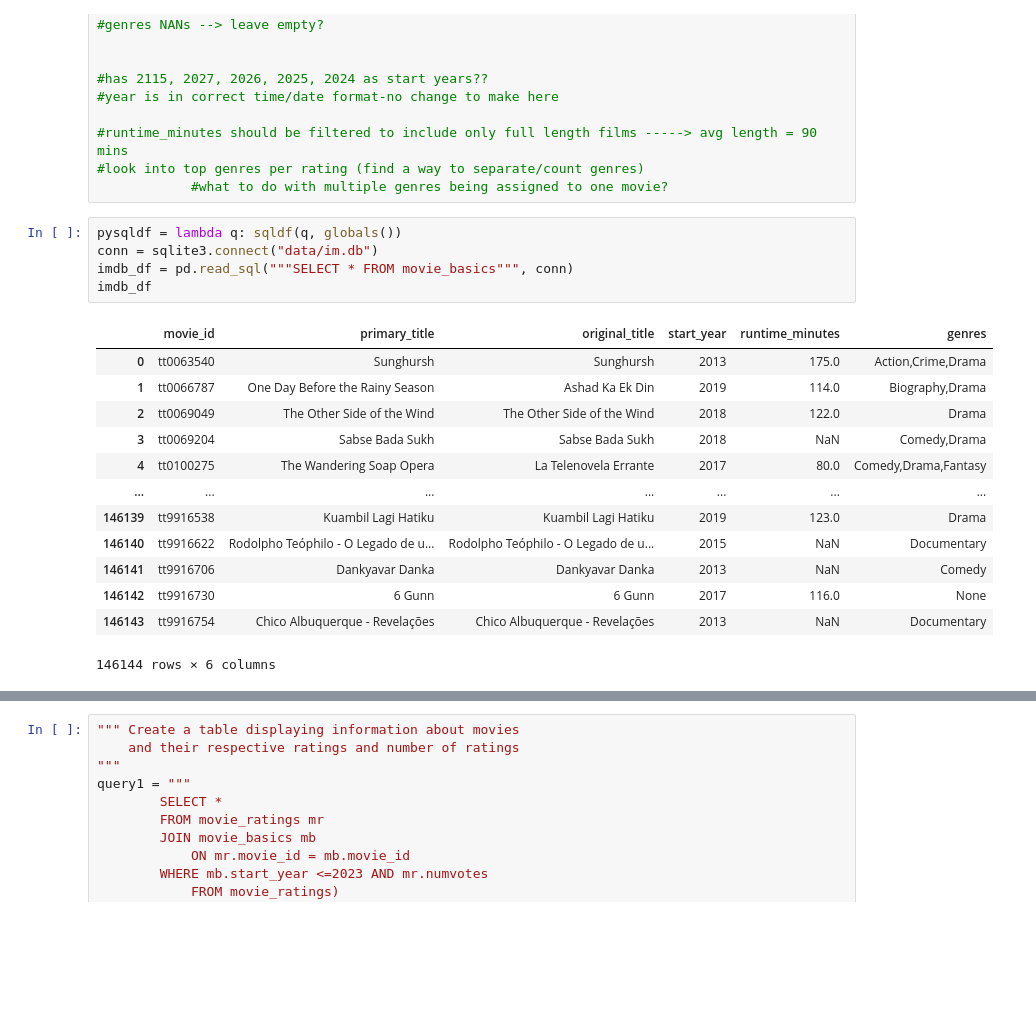
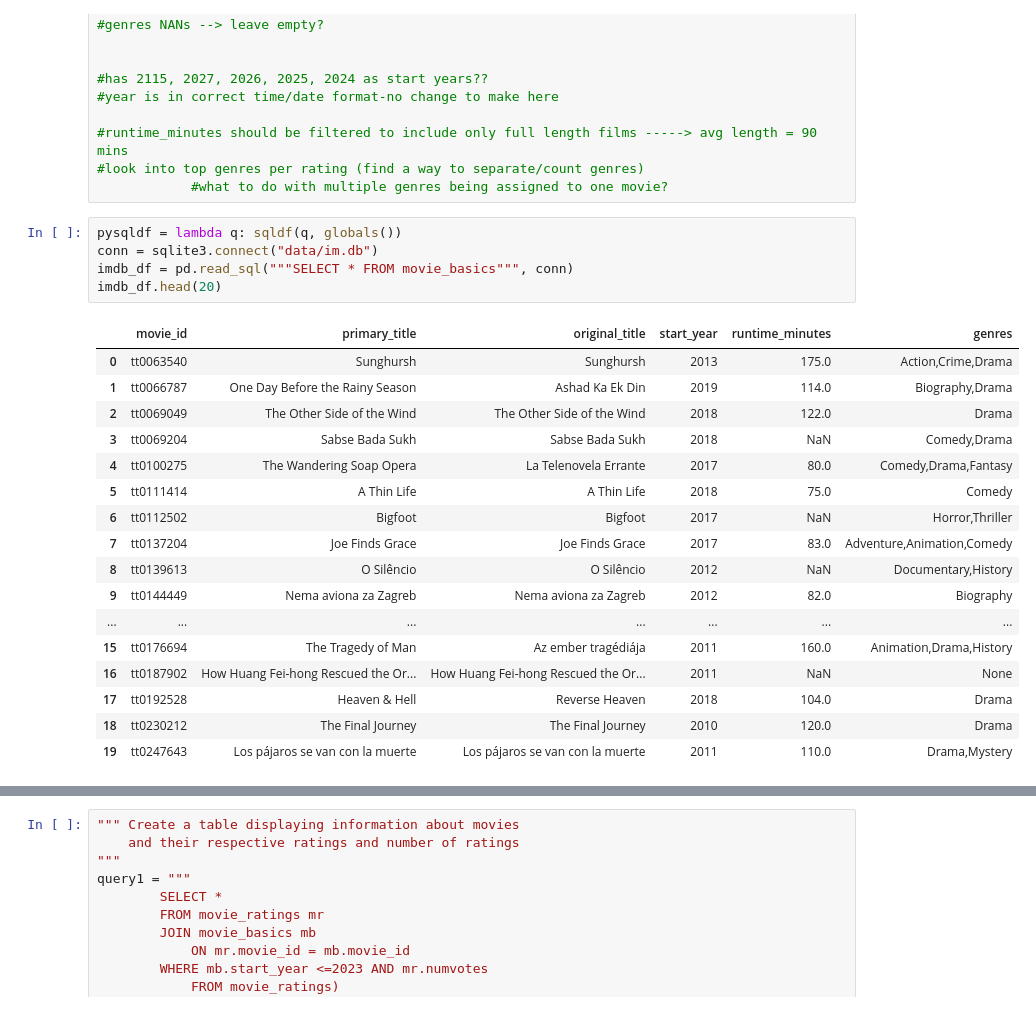
Before and after one commit to hacampbell1/teamaustin, a Jupyter notebook: computer_vision2.ipynb, the cells around one changed output, grey strips where cells are left out. Cells and saved outputs as stored; diff of their text form; blank space fills up the shorter version.

```diff
--- a/computer_vision2.ipynb
+++ b/computer_vision2.ipynb
@@ -44,19 +44,23 @@ Requirement already satisfied: six>=1.5 in c:\users\pstauble\appdata\local\anaco
 # %%
 pysqldf = lambda q: sqldf(q, globals())
 conn = sqlite3.connect("data/im.db")
 imdb_df = pd.read_sql("""SELECT * FROM movie_basics""", conn)
-imdb_df
+imdb_df.head(20)
 # %% [output]
 |  | movie_id | primary_title | original_title | start_year | runtime_minutes | genres |
 | 0 | tt0063540 | Sunghursh | Sunghursh | 2013 | 175.0 | Action,Crime,Drama |
 | 1 | tt0066787 | One Day Before the Rainy Season | Ashad Ka Ek Din | 2019 | 114.0 | Biography,Drama |
 | 2 | tt0069049 | The Other Side of the Wind | The Other Side of the Wind | 2018 | 122.0 | Drama |
 | 3 | tt0069204 | Sabse Bada Sukh | Sabse Bada Sukh | 2018 | NaN | Comedy,Drama |
 | 4 | tt0100275 | The Wandering Soap Opera | La Telenovela Errante | 2017 | 80.0 | Comedy,Drama,Fantasy |
+| 5 | tt0111414 | A Thin Life | A Thin Life | 2018 | 75.0 | Comedy |
+| 6 | tt0112502 | Bigfoot | Bigfoot | 2017 | NaN | Horror,Thriller |
+| 7 | tt0137204 | Joe Finds Grace | Joe Finds Grace | 2017 | 83.0 | Adventure,Animation,Comedy |
+| 8 | tt0139613 | O Silêncio | O Silêncio | 2012 | NaN | Documentary,History |
+| 9 | tt0144449 | Nema aviona za Zagreb | Nema aviona za Zagreb | 2012 | 82.0 | Biography |
 | ... | ... | ... | ... | ... | ... | ... |
-| 146139 | tt9916538 | Kuambil Lagi Hatiku | Kuambil Lagi Hatiku | 2019 | 123.0 | Drama |
-| 146140 | tt9916622 | Rodolpho Teóphilo - O Legado de u... | Rodolpho Teóphilo - O Legado de u... | 2015 | NaN | Documentary |
-| 146141 | tt9916706 | Dankyavar Danka | Dankyavar Danka | 2013 | NaN | Comedy |
-| 146142 | tt9916730 | 6 Gunn | 6 Gunn | 2017 | 116.0 | None |
-| 146143 | tt9916754 | Chico Albuquerque - Revelações | Chico Albuquerque - Revelações | 2013 | NaN | Documentary |
+| 15 | tt0176694 | The Tragedy of Man | Az ember tragédiája | 2011 | 160.0 | Animation,Drama,History |
+| 16 | tt0187902 | How Huang Fei-hong Rescued the Or... | How Huang Fei-hong Rescued the Or... | 2011 | NaN | None |
+| 17 | tt0192528 | Heaven & Hell | Reverse Heaven | 2018 | 104.0 | Drama |
+| 18 | tt0230212 | The Final Journey | The Final Journey | 2010 | 120.0 | Drama |
+| 19 | tt0247643 | Los pájaros se van con la muerte | Los pájaros se van con la muerte | 2011 | 110.0 | Drama,Mystery |
-146144 rows × 6 columns
```
Also changed, not shown: parts of 13 cells of this notebook.
